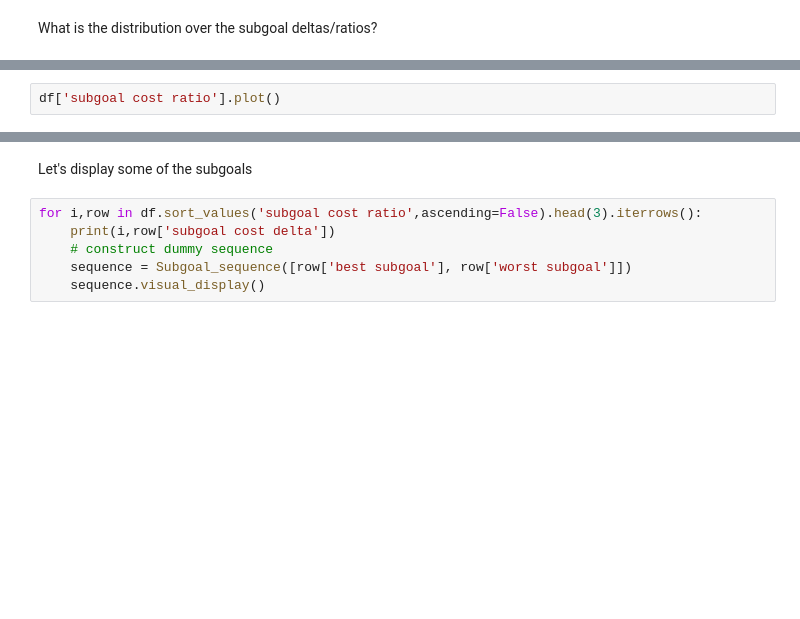
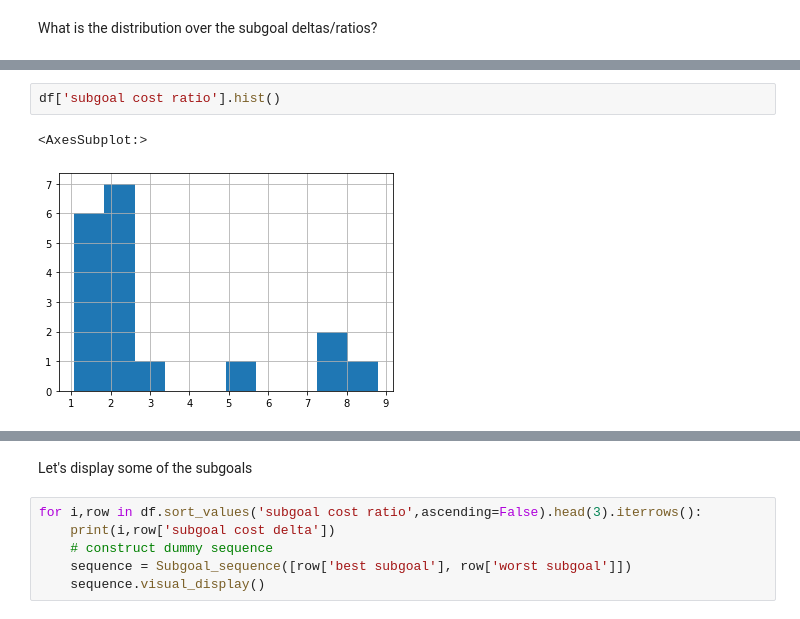
Before and after one commit to cogtoolslab/projection_block_construction, a Jupyter notebook: stimuli/AB_choice_experiment_stim_generation.ipynb, the cells around one changed output, grey strips where cells are left out. Saved outputs shown, nothing was run; the diff lists cells and outputs as text; blank space fills up the shorter version.

```diff
--- a/stimuli/AB_choice_experiment_stim_generation.ipynb
+++ b/stimuli/AB_choice_experiment_stim_generation.ipynb
@@ -242,2 +270,5 @@ df['subgoal cost delta'].plot()
 # %%
-df['subgoal cost ratio'].plot()
+df['subgoal cost ratio'].hist()
+# %% [output]
+<AxesSubplot:>
+[figure, added]
```
Also changed, not shown: parts of 16 cells of this notebook.
